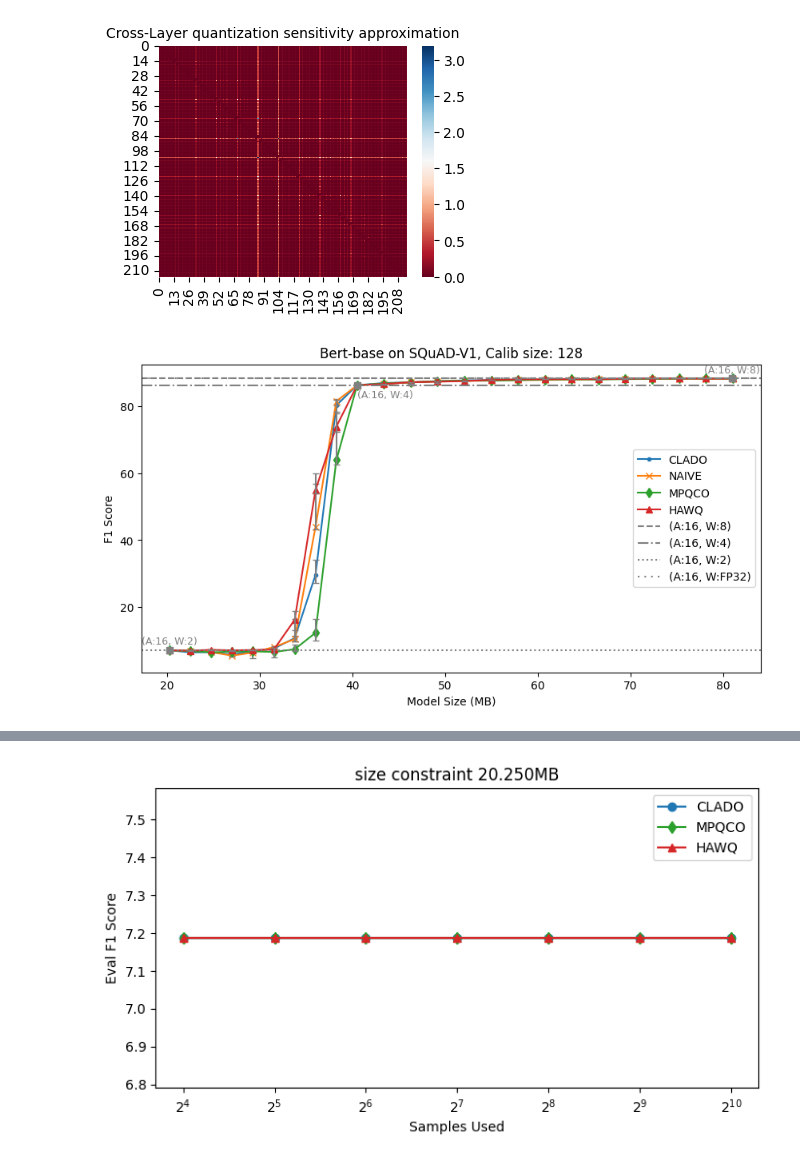
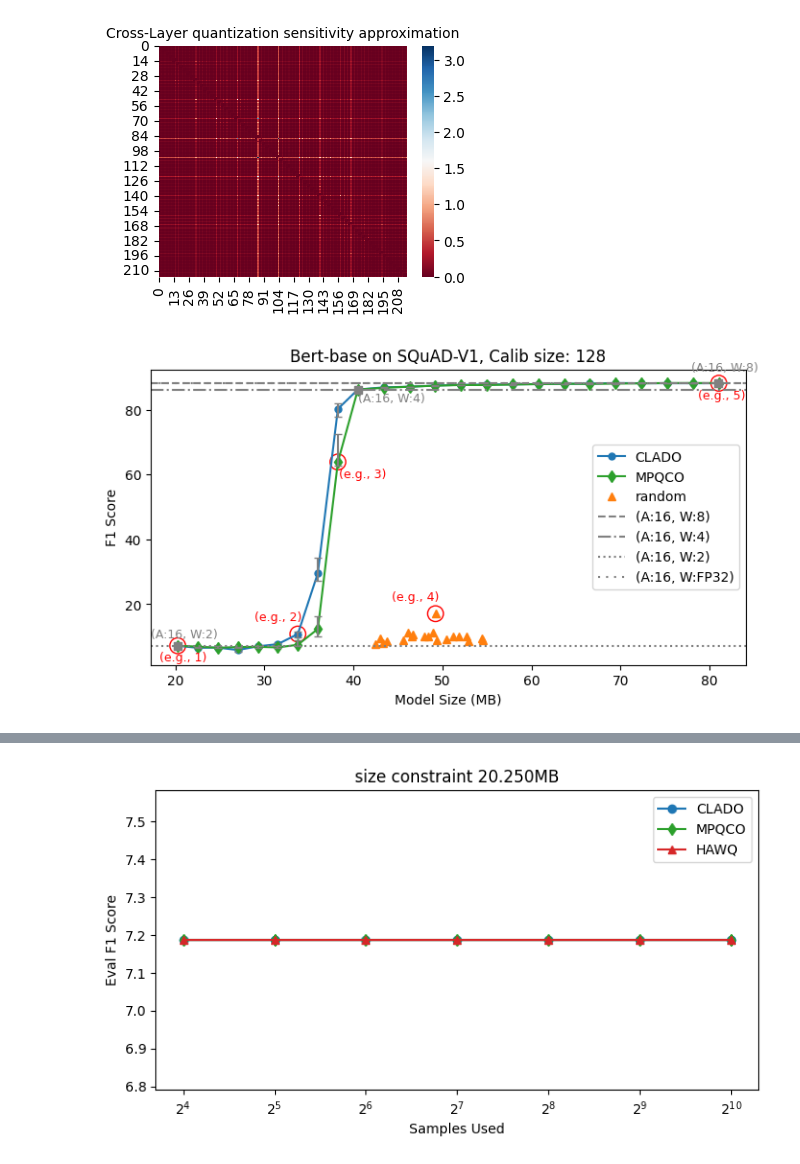
Before and after one commit to JamesTuna/CLADO_MPQ, a Jupyter notebook: bert/CLADO_multiWeight_bert-base.ipynb, the cells around one changed output, grey strips where cells are left out. Cells and saved outputs as stored; diff of their text form; code cells hidden in the pictures.

Commit message:
Added rand_decision results

```diff
--- a/bert/CLADO_multiWeight_bert-base.ipynb
+++ b/bert/CLADO_multiWeight_bert-base.ipynb
@@ -112,51 +112,74 @@ naive_eval_loss = [[0 for _ in range(n_constraints)] for _ in range(n_runs)]
 mpqco_eval_loss = [[0 for _ in range(n_constraints)] for _ in range(n_runs)]
 hawq_eval_loss = [[0 for _ in range(n_constraints)] for _ in range(n_runs)]
 
+clado_dec = [[0 for _ in range(n_constraints)] for _ in range(n_runs)]
+naive_dec = [[0 for _ in range(n_constraints)] for _ in range(n_runs)]
+mpqco_dec = [[0 for _ in range(n_constraints)] for _ in range(n_runs)]
+hawq_dec = [[0 for _ in range(n_constraints)] for _ in range(n_runs)]
+
 batch_num = 128
 for repeat in range(n_runs):
     start_batch = batch_num * repeat
     end_batch = batch_num * repeat + batch_num - 1
     n_samples = batch_num * 8
+
+    #clado
     file_name = f'./clado_mpqco_results/bert-base-uncased-squad-v1/CLADO/Clado_res/sample_size{n_samples}/clado_a16_w8-4-2_calib128_batches_{start_batch}-{end_batch}_bs8.pkl'
     with open(file_name,'rb') as f:
         res = pickle.load(f)
-    j = 0
-    for item in res['clado_res']:
-        eval_f1, eval_exact_match, eval_loss, size, bitops, _ = item
+    for j, item in enumerate(res['clado_res']):
+        eval_f1, eval_exact_match, eval_loss, size, bitops, MPQ_dec = item
         clado_f1[repeat][j] = eval_f1
         clado_exact_match[repeat][j] = eval_exact_match
         clado_eval_loss[repeat][j] = eval_loss
-        j += 1
+        clado_dec[repeat][j] = MPQ_dec
+
+    #mpqco
     file_name = f'./clado_mpqco_results/bert-base-uncased-squad-v1/MPQCO/MPQCO_res/sample_size{n_samples}/mpqco_a16_w8-4-2_calib128_batches_{start_batch}-{end_batch}_bs8.pkl'
     with open(file_name,'rb') as f:
         res = pickle.load(f)
-    j = 0
-    for item in res['mpqco_res']:
-        eval_f1, eval_exact_match, eval_loss, size, bitops, _ = item
+    for j, item in enumerate(res['mpqco_res']):
+        eval_f1, eval_exact_match, eval_loss, size, bitops, MPQ_dec = item
         mpqco_f1[repeat][j] = eval_f1
         mpqco_exact_match[repeat][j] = eval_exact_match
         mpqco_eval_loss[repeat][j] = eval_loss
-        j += 1
+        mpqco_dec[repeat][j] = MPQ_dec
+
+    #naive
     file_name = f'./clado_mpqco_results/bert-base-uncased-squad-v1/Naive/Naive_res/sample_size{n_samples}/naive_a16_w8-4-2_calib128_batches_{start_batch}-{end_batch}_bs8.pkl'
     with open(file_name,'rb') as f:
         res = pickle.load(f)
-    j = 0
-    for item in res['naive_res']:
-        eval_f1, eval_exact_match, eval_loss, size, bitops, _ = item
+    for j, item in enumerate(res['naive_res']):
+        eval_f1, eval_exact_match, eval_loss, size, bitops, MPQ_dec = item
         naive_f1[repeat][j] = eval_f1
         naive_exact_match[repeat][j] = eval_exact_match
         naive_eval_loss[repeat][j] = eval_loss
-        j += 1
+        naive_dec[repeat][j] = MPQ_dec
+
+    #HAWQ
     file_name = f'./clado_mpqco_results/bert-base-uncased-squad-v1/HAWQ/HAWQ_res/sample_size{n_samples}/hawq_a16_w8-4-2_calib128_batches_{start_batch}-{end_batch}_bs8.pkl'
     with open(file_name,'rb') as f:
         res = pickle.load(f)
-    j = 0
-    for item in res['hawq_res']:
-        eval_f1, eval_exact_match, eval_loss, size, bitops, _ = item
+    for j, item in enumerate(res['hawq_res']):
+        eval_f1, eval_exact_match, eval_loss, size, bitops, MPQ_dec = item
         hawq_f1[repeat][j] = eval_f1
         hawq_exact_match[repeat][j] = eval_exact_match
         hawq_eval_loss[repeat][j] = eval_loss
-        j += 1
+        hawq_dec[repeat][j] = MPQ_dec
+#rand
+rand_quant_f1, rand_quant_exact_match, rand_quant_eval_loss, rand_quant_size, rand_quant_dec = [], [], [], [], []
+file_name = f'./clado_mpqco_results/bert-base-uncased-squad-v1/rand_quant_a16_w8-4-2_calib128.pkl'
+with open(file_name,'rb') as f:
+    res = pickle.load(f)
+for item in res['rand_quant_res']:
+    eval_f1, eval_exact_match, eval_loss, size, bitops, MPQ_dec = item
+    rand_quant_size.append(size)
+    rand_quant_f1.append(eval_f1)
+    rand_quant_exact_match.append(eval_exact_match)
+    rand_quant_eval_loss.append(eval_loss)
+    rand_quant_dec.append(MPQ_dec)
+
+#print(np.argmax(rand_quant_f1))
 
 # default colors
 # ['#1f77b4', '#ff7f0e', '#2ca02c', '#d62728', '#9467bd', '#8c564b', '#e377c2', '#7f7f7f', '#bcbd22', '#17becf']
@@ -186,39 +209,56 @@ y_error_naive = [y_errormin_naive, y_errormax_naive]
 y_error_mpqco = [y_errormin_mpqco, y_errormax_mpqco]
 y_error_hawq = [y_errormin_hawq, y_errormax_hawq]
 
-plt.rcParams['figure.figsize'] = (10,5)
-plt.plot(xs, np.quantile(f1_clado, 0.5, axis=0), marker='.', label=f'CLADO', color='#1f77b4')
+plt.rcParams['figure.figsize'] = (8,4)
+plt.plot(xs, np.quantile(f1_clado, 0.5, axis=0), marker='.', markersize=10, label=f'CLADO', color='#1f77b4')
 plt.errorbar(xs, np.quantile(f1_clado, 0.5, axis=0), yerr = y_error_clado, linestyle = 'None', ecolor='gray', capsize=3)
-plt.plot(xs, np.quantile(f1_naive, 0.5, axis=0), marker='x', label=f'NAIVE', color='#ff7f0e')
-plt.errorbar(xs, np.quantile(f1_naive, 0.5, axis=0), yerr = y_error_naive, linestyle = 'None', ecolor='gray', capsize=3)
+#plt.plot(xs, np.quantile(f1_naive, 0.5, axis=0), marker='x', label=f'NAIVE', color='#ff7f0e')
+#plt.errorbar(xs, np.quantile(f1_naive, 0.5, axis=0), yerr = y_error_naive, linestyle = 'None', ecolor='gray', capsize=3)
 plt.plot(xs, np.quantile(f1_mpqco, 0.5, axis=0), marker='d', label=f'MPQCO', color='#2ca02c')
 plt.errorbar(xs, np.quantile(f1_mpqco, 0.5, axis=0), yerr = y_error_mpqco, linestyle = 'None', ecolor='gray', capsize=3)
-plt.plot(xs, np.quantile(f1_hawq, 0.5, axis=0), marker='^', label=f'HAWQ', color='#d62728')
-plt.errorbar(xs, np.quantile(f1_hawq, 0.5, axis=0), yerr = y_error_hawq, linestyle = 'None', ecolor='gray', capsize=3)
+#plt.plot(xs, np.quantile(f1_hawq, 0.5, axis=0), marker='^', label=f'HAWQ', color='#d62728')
+#plt.errorbar(xs, np.quantile(f1_hawq, 0.5, axis=0), yerr = y_error_hawq, linestyle = 'None', ecolor='gray', capsize=3)
+plt.plot(rand_quant_size, rand_quant_f1, marker='^', label=f'random', color='#ff7f0e', linestyle='none')
 
 
 plt.plot([81.0],[88.16565997853645], color='gray', marker='s')
-plt.annotate("(A:16, W:8)", (81 - 3.0, 88.16565997853645 + 1.6), size=9, color='gray')
+plt.annotate("(A:16, W:8)", (81 - 3.0, 88.16565997853645 + 3.6), size=9, color='gray')
 plt.axhline(y=88.16565997853645, color='gray', linestyle='--', label='(A:16, W:8)')
 # model size is:  81.0, {'eval_exact_match': 80.96499526963103, 'eval_f1': 88.16565997853645, 'eval_loss': 0.9958921074867249}
 
 plt.plot([40.5],[86.180744805817], color='gray', marker='s')
 plt.annotate("(A:16, W:4)", (40.5, 86.180744805817 -3.8), size=9, color='gray')
 plt.axhline(y=86.180744805817, color='gray', linestyle='-.', label='(A:16, W:4)')
 # model size is:  40.5, {'eval_exact_match': 77.78618732261117, 'eval_f1': 86.180744805817, 'eval_loss': 1.0381795167922974}
 
 plt.plot([20.25],[7.186451306104543,], color='gray', marker='s')
-plt.annotate("(A:16, W:2)", (20.25 - 3.0, 7.186451306104543 +1.8,), size=9, color='gray')
+plt.annotate("(A:16, W:2)", (20.25 - 3.0, 7.186451306104543 +2.4,), size=9, color='gray')
 plt.axhline(y=7.186451306104543, color='gray', linestyle=':', label='(A:16, W:2)')
 # model size is:  20.25, {'eval_exact_match': 0.3216650898770104, 'eval_f1': 7.186451306104543, 'eval_loss': 5.938819885253906}
 
 plt.axhline(y=88.2139240722649, color='gray', linestyle=(0, (1, 3)), label='(A:16, W:FP32)')
 # fp32 metrics:  {'eval_exact_match': 80.90823084200568, 'eval_f1': 88.2139240722649, 'eval_loss': 0.9968518614768982}
 
+plt.annotate("(e.g., 5)", (xs[-1]-2.3, np.quantile(f1_clado, 0.5, axis=0)[-1] - 4.7), size=9, color='red')
+plt.scatter([xs[-1]],[np.quantile(f1_clado, 0.5, axis=0)[-1]], s=140, facecolors='none', edgecolors='r')
+
+plt.annotate("(e.g., 4)", (rand_quant_size[19]-4.9, rand_quant_f1[19]+4.2), size=9, color='red')
+plt.scatter([rand_quant_size[19]],[rand_quant_f1[19]], s=140, facecolors='none', edgecolors='r')
+
+plt.annotate("(e.g., 3)", (xs[8]+0.1, np.quantile(f1_mpqco, 0.5, axis=0)[8]-4.7), size=9, color='red')
+plt.scatter([xs[8]],[np.quantile(f1_mpqco, 0.5, axis=0)[8]], s=140, facecolors='none', edgecolors='r')
+
+plt.annotate("(e.g., 2)", (xs[6]-4.9, np.quantile(f1_clado, 0.5, axis=0)[6]+4.2), size=9, color='red')
+plt.scatter([xs[6]],[np.quantile(f1_clado, 0.5, axis=0)[6]], s=140, facecolors='none', edgecolors='r')
+
+plt.annotate("(e.g., 1)", (xs[0]-2.1, np.quantile(f1_clado, 0.5, axis=0)[0]-4.7), size=9, color='red')
+plt.scatter([xs[0]],[np.quantile(f1_clado, 0.5, axis=0)[0]], s=140, facecolors='none', edgecolors='r')
+
+
 plt.title('Bert-base on SQuAD-V1, Calib size: 128')
 plt.ylabel('F1 Score')
 plt.xlabel('Model Size (MB)')
 plt.legend()
 plt.show()
 # %% [output]
-[figure, old version]
+[figure, new version]
```
Also changed, not shown: parts of 5 cells of this notebook, 1 other file.
